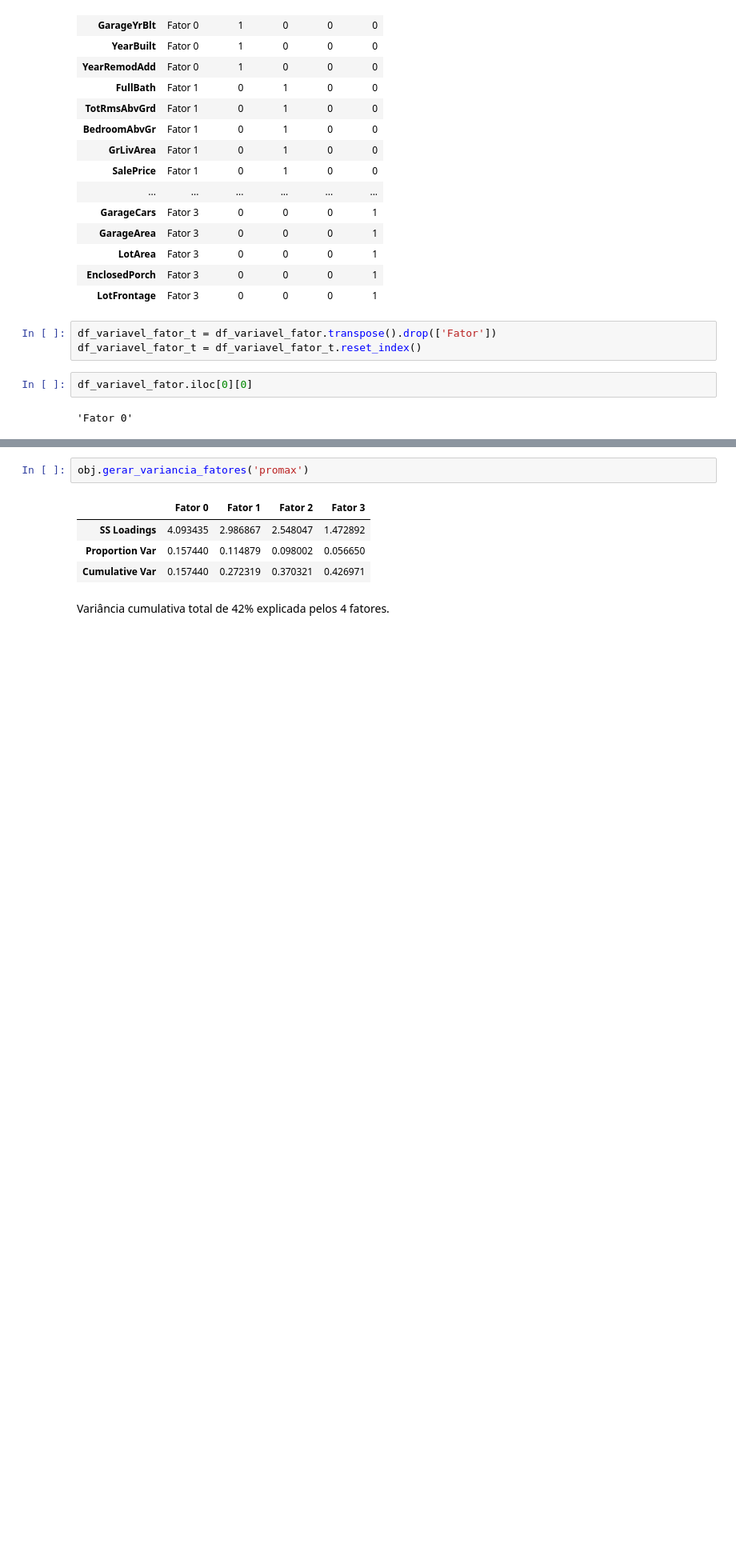
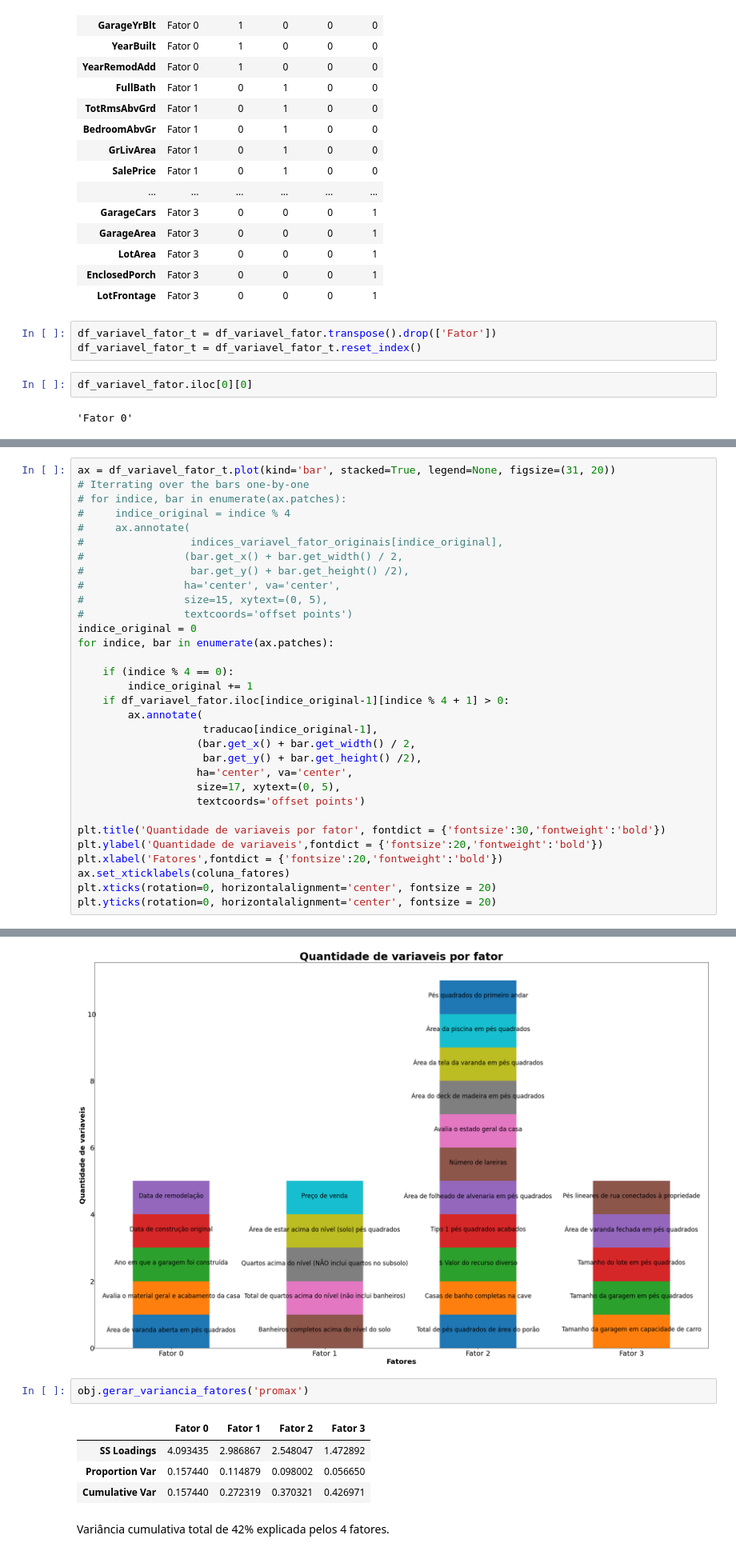
Before and after one commit to fabioheiji/mqaa, a Jupyter notebook: Analise_Fatorial_PCA.ipynb, the cells around one changed output, grey strips where cells are left out. Shown at 80% size. Saved outputs shown, nothing was run; the diff lists cells and outputs as text; blank space fills up the shorter version.

```diff
--- a/Analise_Fatorial_PCA.ipynb
+++ b/Analise_Fatorial_PCA.ipynb
@@ -566,0 +597,33 @@ plt.yticks(rotation=0, horizontalalignment='center', fontsize = 20)
+# %%
+ax = df_variavel_fator_t.plot(kind='bar', stacked=True, legend=None, figsize=(31, 20))
+# Iterrating over the bars one-by-one
+# for indice, bar in enumerate(ax.patches):
+#     indice_original = indice % 4
+#     ax.annotate(
+#                 indices_variavel_fator_originais[indice_original],
+#                (bar.get_x() + bar.get_width() / 2,
+#                 bar.get_y() + bar.get_height() /2),
+#                ha='center', va='center',
+#                size=15, xytext=(0, 5),
+#                textcoords='offset points')
+indice_original = 0
+for indice, bar in enumerate(ax.patches):
+
+    if (indice % 4 == 0):
+        indice_original += 1
+    if df_variavel_fator.iloc[indice_original-1][indice % 4 + 1] > 0:
+        ax.annotate(
+                    traducao[indice_original-1],
+                   (bar.get_x() + bar.get_width() / 2,
+                    bar.get_y() + bar.get_height() /2),
+                   ha='center', va='center',
+                   size=17, xytext=(0, 5),
+                   textcoords='offset points')
+
+plt.title('Quantidade de variaveis por fator', fontdict = {'fontsize':30,'fontweight':'bold'})
+plt.ylabel('Quantidade de variaveis',fontdict = {'fontsize':20,'fontweight':'bold'})
+plt.xlabel('Fatores',fontdict = {'fontsize':20,'fontweight':'bold'})
+ax.set_xticklabels(coluna_fatores)
+plt.xticks(rotation=0, horizontalalignment='center', fontsize = 20)
+plt.yticks(rotation=0, horizontalalignment='center', fontsize = 20)
+# %% [output]
@@ -567,3 +638,4 @@ plt.yticks(rotation=0, horizontalalignment='center', fontsize = 20)
+[figure, added]
 # %%
 obj.gerar_variancia_fatores('promax')
 # %% [output]
```
Also changed, not shown: parts of 26 cells of this notebook.
